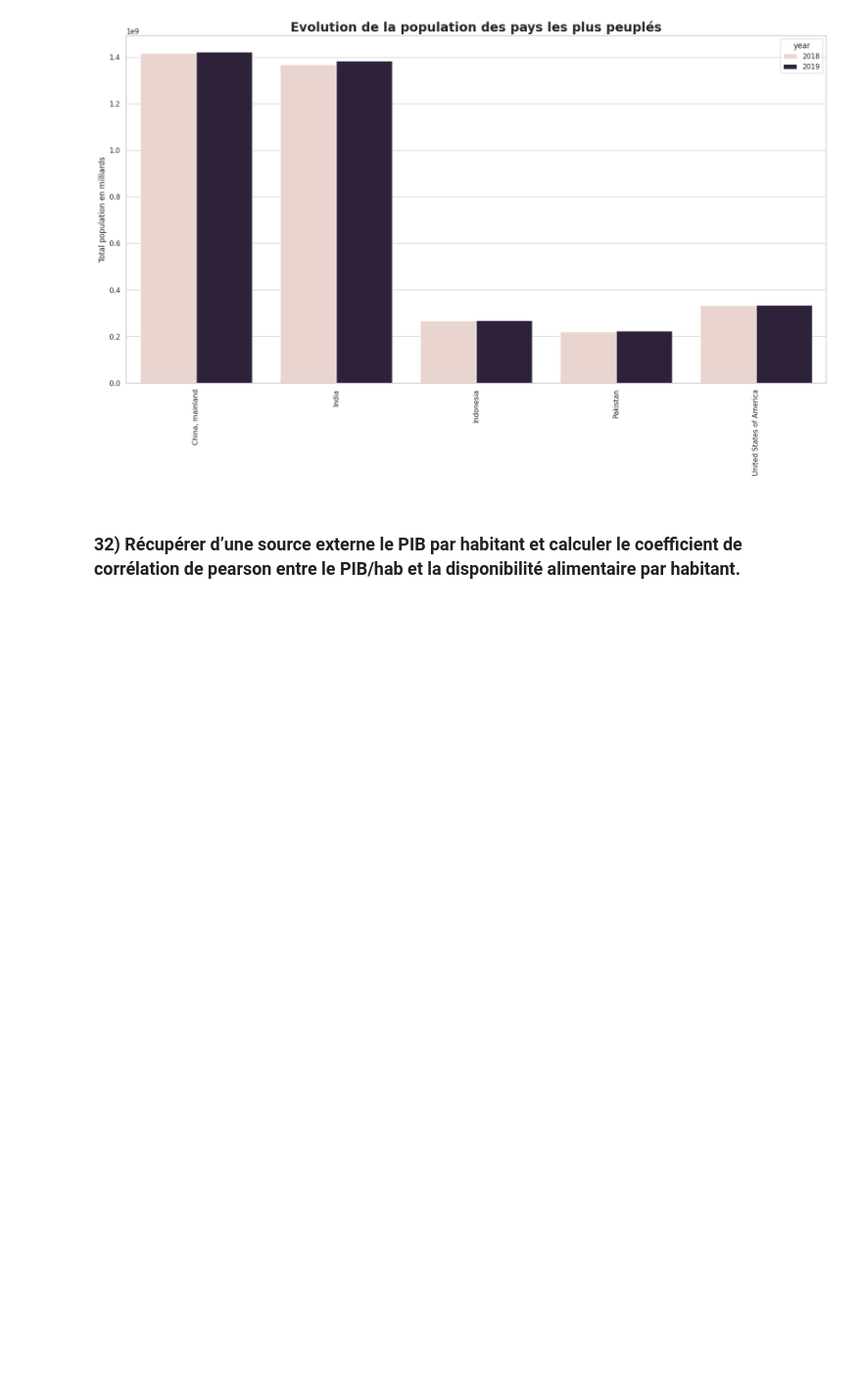
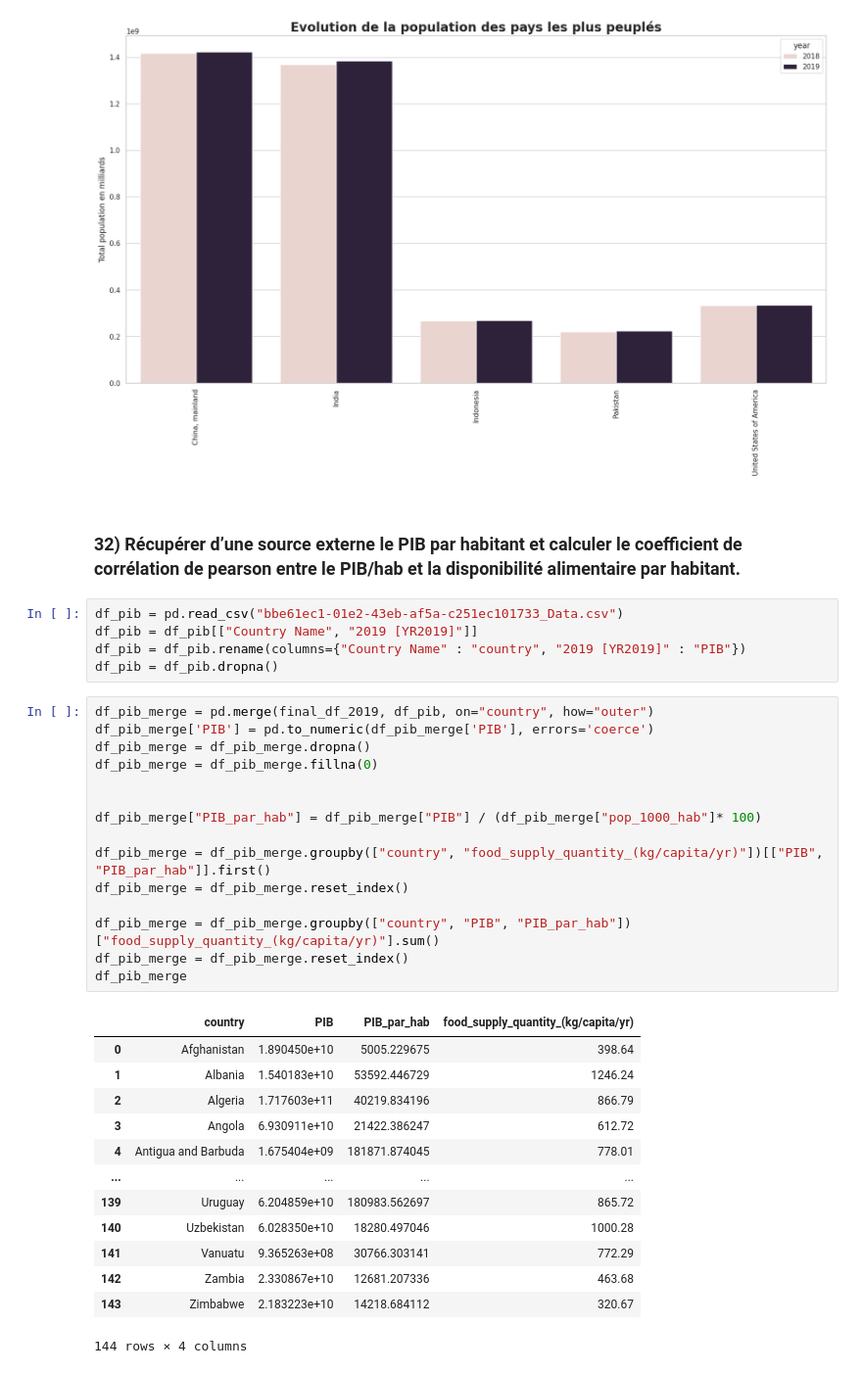
Before and after one commit to t7bo/pandas_fao, a Jupyter notebook: main.ipynb, the cells around one changed output. Shown at 98% size. Drawn from its saved outputs; the diff is of its cells as text; blank space fills up the shorter version.

```diff
--- a/main.ipynb
+++ b/main.ipynb
@@ -1102,3 +1118,37 @@ plt.show()
 [figure]
 # %% [markdown]
 ### 32) Récupérer d’une source externe le PIB par habitant et calculer le coefficient de corrélation de pearson entre le PIB/hab et la disponibilité alimentaire par habitant.
+# %%
+df_pib = pd.read_csv("bbe61ec1-01e2-43eb-af5a-c251ec101733_Data.csv")
+df_pib = df_pib[["Country Name", "2019 [YR2019]"]]
+df_pib = df_pib.rename(columns={"Country Name" : "country", "2019 [YR2019]" : "PIB"})
+df_pib = df_pib.dropna()
+# %%
+df_pib_merge = pd.merge(final_df_2019, df_pib, on="country", how="outer")
+df_pib_merge['PIB'] = pd.to_numeric(df_pib_merge['PIB'], errors='coerce')
+df_pib_merge = df_pib_merge.dropna()
+df_pib_merge = df_pib_merge.fillna(0)
+
+
+df_pib_merge["PIB_par_hab"] = df_pib_merge["PIB"] / (df_pib_merge["pop_1000_hab"]* 100)
+
+df_pib_merge = df_pib_merge.groupby(["country", "food_supply_quantity_(kg/capita/yr)"])[["PIB", "PIB_par_hab"]].first()
+df_pib_merge = df_pib_merge.reset_index()
+
+df_pib_merge = df_pib_merge.groupby(["country", "PIB", "PIB_par_hab"])["food_supply_quantity_(kg/capita/yr)"].sum()
+df_pib_merge = df_pib_merge.reset_index()
+df_pib_merge
+# %% [output]
+|  | country | PIB | PIB_par_hab | food_supply_quantity_(kg/capita/yr) |
+| 0 | Afghanistan | 1.890450e+10 | 5005.229675 | 398.64 |
+| 1 | Albania | 1.540183e+10 | 53592.446729 | 1246.24 |
+| 2 | Algeria | 1.717603e+11 | 40219.834196 | 866.79 |
+| 3 | Angola | 6.930911e+10 | 21422.386247 | 612.72 |
+| 4 | Antigua and Barbuda | 1.675404e+09 | 181871.874045 | 778.01 |
+| ... | ... | ... | ... | ... |
+| 139 | Uruguay | 6.204859e+10 | 180983.562697 | 865.72 |
+| 140 | Uzbekistan | 6.028350e+10 | 18280.497046 | 1000.28 |
+| 141 | Vanuatu | 9.365263e+08 | 30766.303141 | 772.29 |
+| 142 | Zambia | 2.330867e+10 | 12681.207336 | 463.68 |
+| 143 | Zimbabwe | 2.183223e+10 | 14218.684112 | 320.67 |
+144 rows × 4 columns
```
Also changed, not shown: parts of 4 cells of this notebook.
